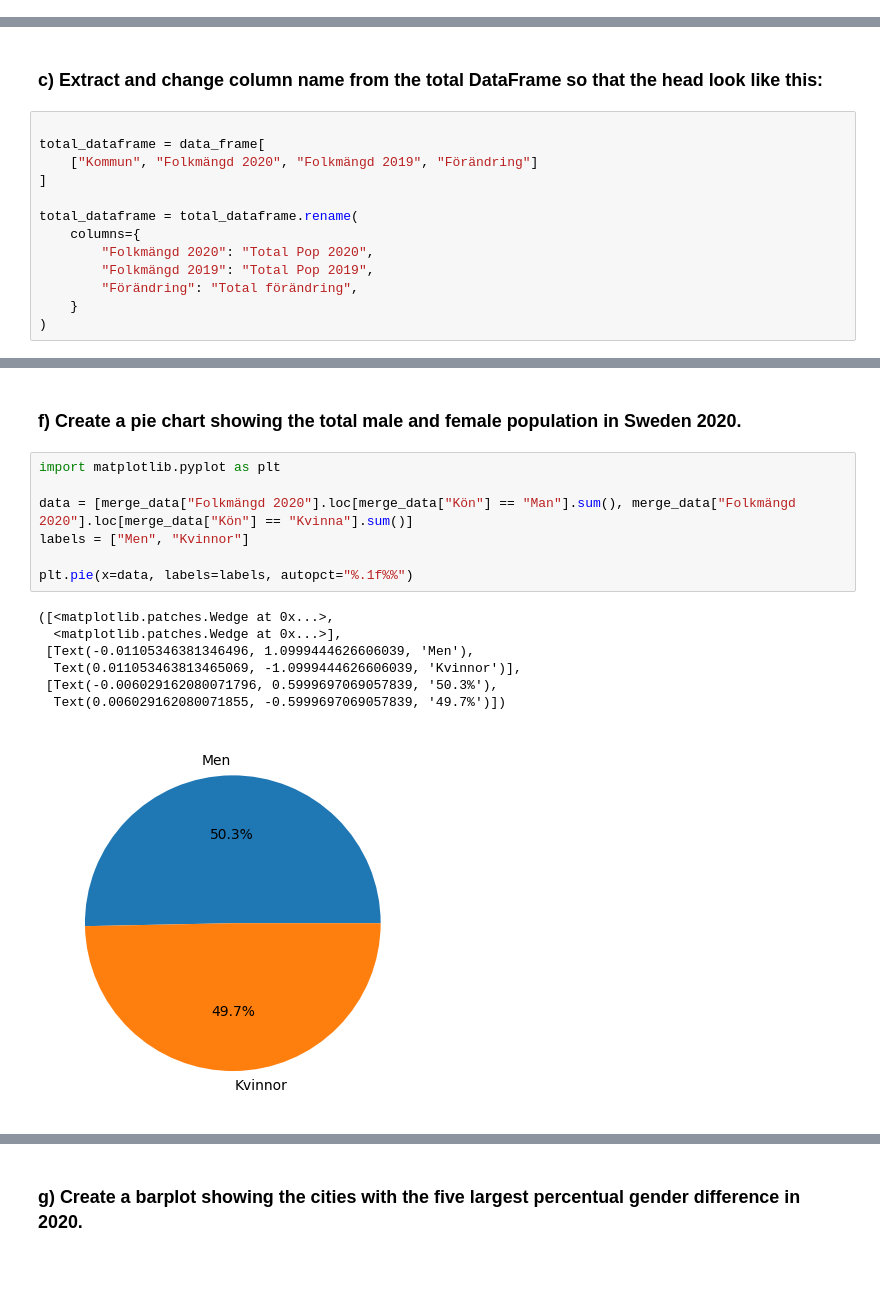
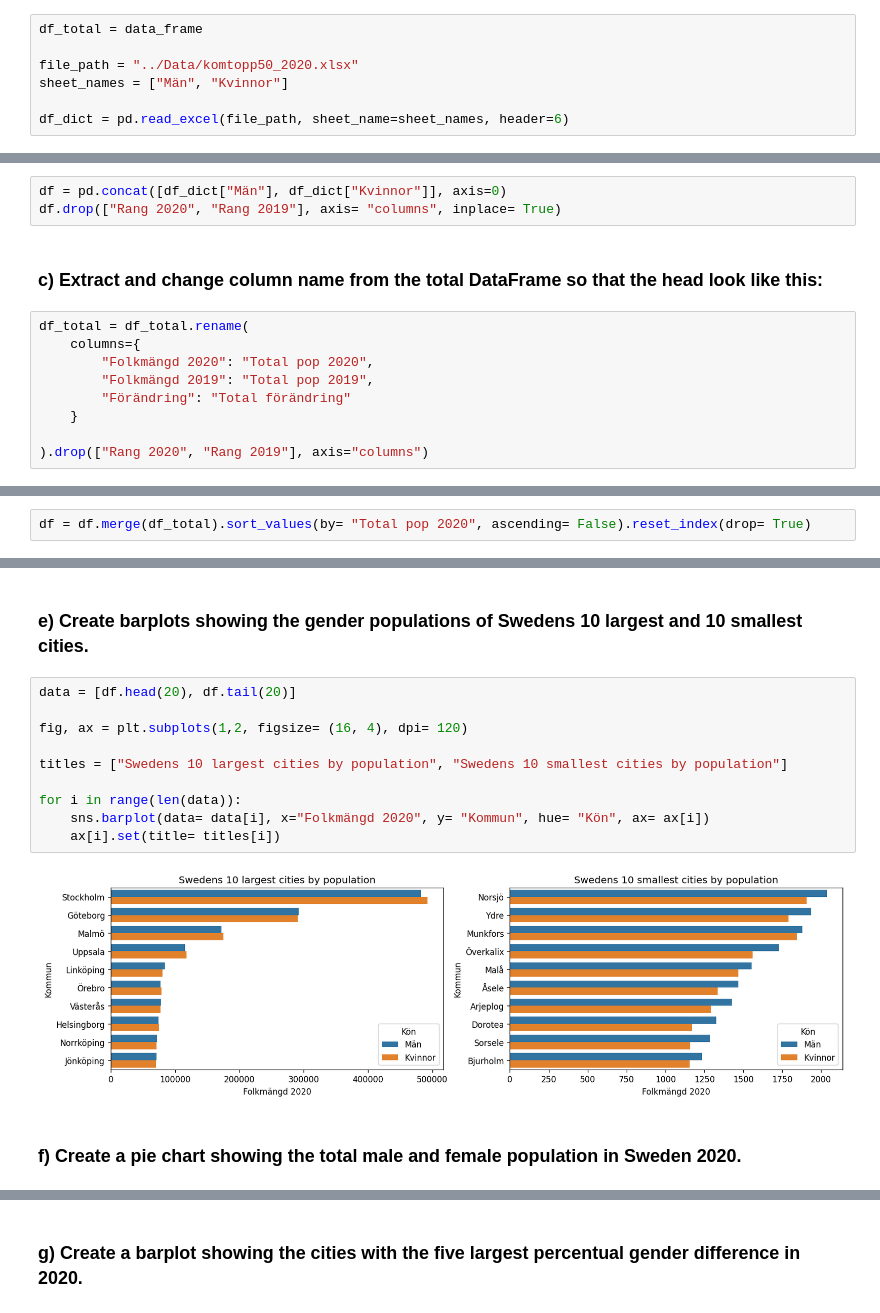
Before and after one commit to Canesp/Databehandling-Philip-de-Canesie, a Jupyter notebook: exercises/E00_exercises.ipynb, the cells around one changed output, grey strips where cells are left out. Saved outputs shown, nothing was run; the diff lists cells and outputs as text; blank space fills up the shorter version.

```diff
--- a/exercises/E00_exercises.ipynb
+++ b/exercises/E00_exercises.ipynb
@@ -228,2 +221,9 @@ swe_citys_female = pd.read_excel(
+# %%
+df_total = data_frame
+
+file_path = "../Data/komtopp50_2020.xlsx"
+sheet_names = ["Män", "Kvinnor"]
+
+df_dict = pd.read_excel(file_path, sheet_name=sheet_names, header=6)
 # %% [markdown]
 ### a) Clean your data so that the head looks like this:
@@ -307,15 +259,14 @@ swe_citys_df.head()
+# %%
+df = pd.concat([df_dict["Män"], df_dict["Kvinnor"]], axis=0)
+df.drop(["Rang 2020", "Rang 2019"], axis= "columns", inplace= True)
 # %% [markdown]
 ### c) Extract and change column name from the total DataFrame so that the head look like this:
 # %%
+df_total = df_total.rename(
+    columns={
+        "Folkmängd 2020": "Total pop 2020",
+        "Folkmängd 2019": "Total pop 2019",
+        "Förändring": "Total förändring"
+    }
 
-total_dataframe = data_frame[
-    ["Kommun", "Folkmängd 2020", "Folkmängd 2019", "Förändring"]
-]
-
-total_dataframe = total_dataframe.rename(
-    columns={
-        "Folkmängd 2020": "Total Pop 2020",
-        "Folkmängd 2019": "Total Pop 2019",
-        "Förändring": "Total förändring",
-    }
-)
+).drop(["Rang 2020", "Rang 2019"], axis="columns")
@@ -358,0 +283,2 @@ sns.barplot(data=min10, x="Folkmängd 2020", y="Kommun", hue="Kön", ax=axes[1])
+# %%
+df = df.merge(df_total).sort_values(by= "Total pop 2020", ascending= False).reset_index(drop= True)
@@ -359,17 +301,16 @@ sns.barplot(data=min10, x="Folkmängd 2020", y="Kommun", hue="Kön", ax=axes[1])
+# %% [markdown]
+### e) Create barplots showing the gender populations of Swedens 10 largest and 10 smallest cities.
+# %%
+data = [df.head(20), df.tail(20)]
+
+fig, ax = plt.subplots(1,2, figsize= (16, 4), dpi= 120)
+
+titles = ["Swedens 10 largest cities by population", "Swedens 10 smallest cities by population"]
+
+for i in range(len(data)):
+    sns.barplot(data= data[i], x="Folkmängd 2020", y= "Kommun", hue= "Kön", ax= ax[i])
+    ax[i].set(title= titles[i])
+# %% [output]
+[figure, added]
 # %% [markdown]
 ### f) Create a pie chart showing the total male and female population in Sweden 2020.
-# %%
-import matplotlib.pyplot as plt
-
-data = [merge_data["Folkmängd 2020"].loc[merge_data["Kön"] == "Man"].sum(), merge_data["Folkmängd 2020"].loc[merge_data["Kön"] == "Kvinna"].sum()]
-labels = ["Men", "Kvinnor"]
-
-plt.pie(x=data, labels=labels, autopct="%.1f%%")
-# %% [output]
-([<matplotlib.patches.Wedge at 0x...>,
-  <matplotlib.patches.Wedge at 0x...>],
- [Text(-0.01105346381346496, 1.0999444626606039, 'Men'),
-  Text(0.011053463813465069, -1.0999444626606039, 'Kvinnor')],
- [Text(-0.006029162080071796, 0.5999697069057839, '50.3%'),
-  Text(0.006029162080071855, -0.5999697069057839, '49.7%')])
-[figure, removed]
```
Also changed, not shown: parts of 16 cells of this notebook.
